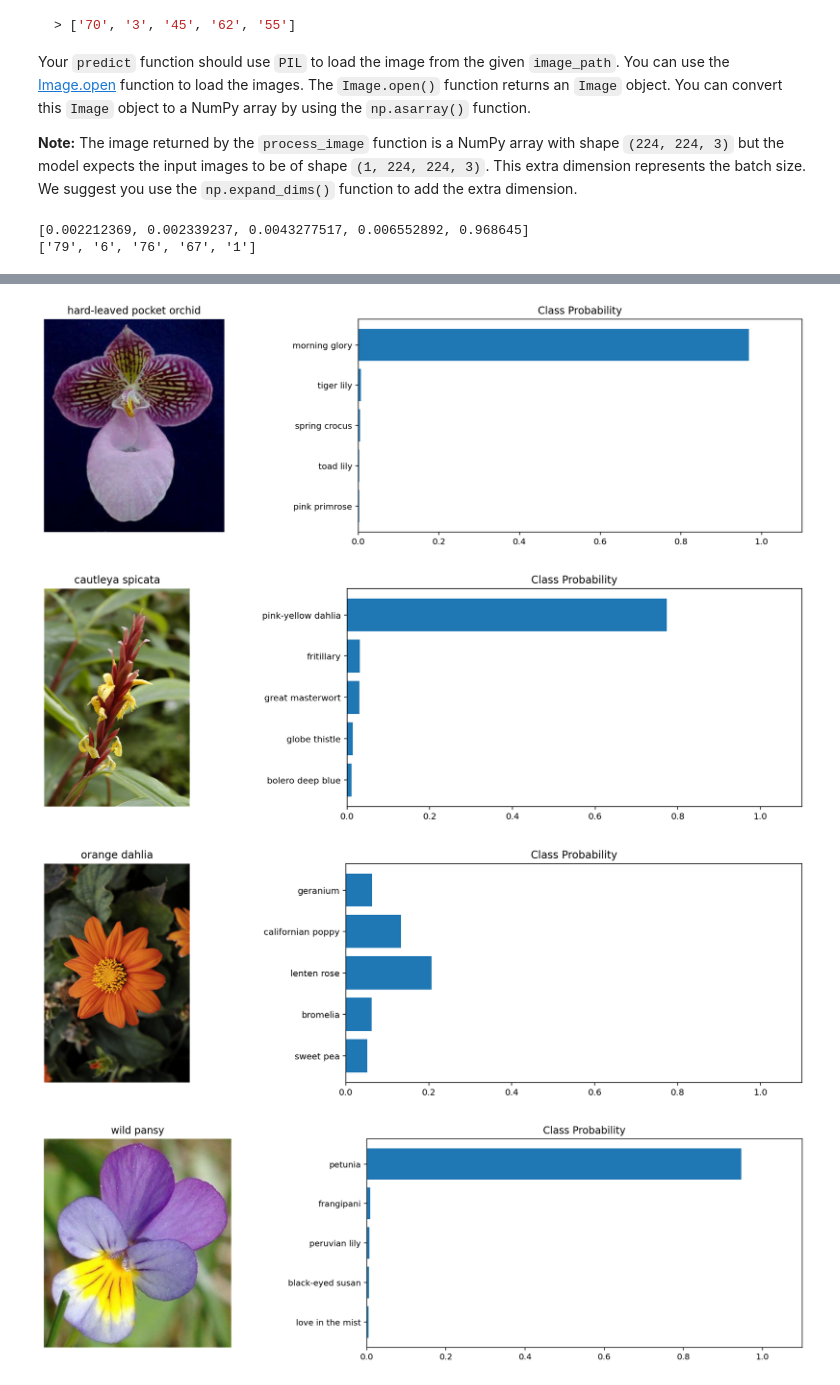
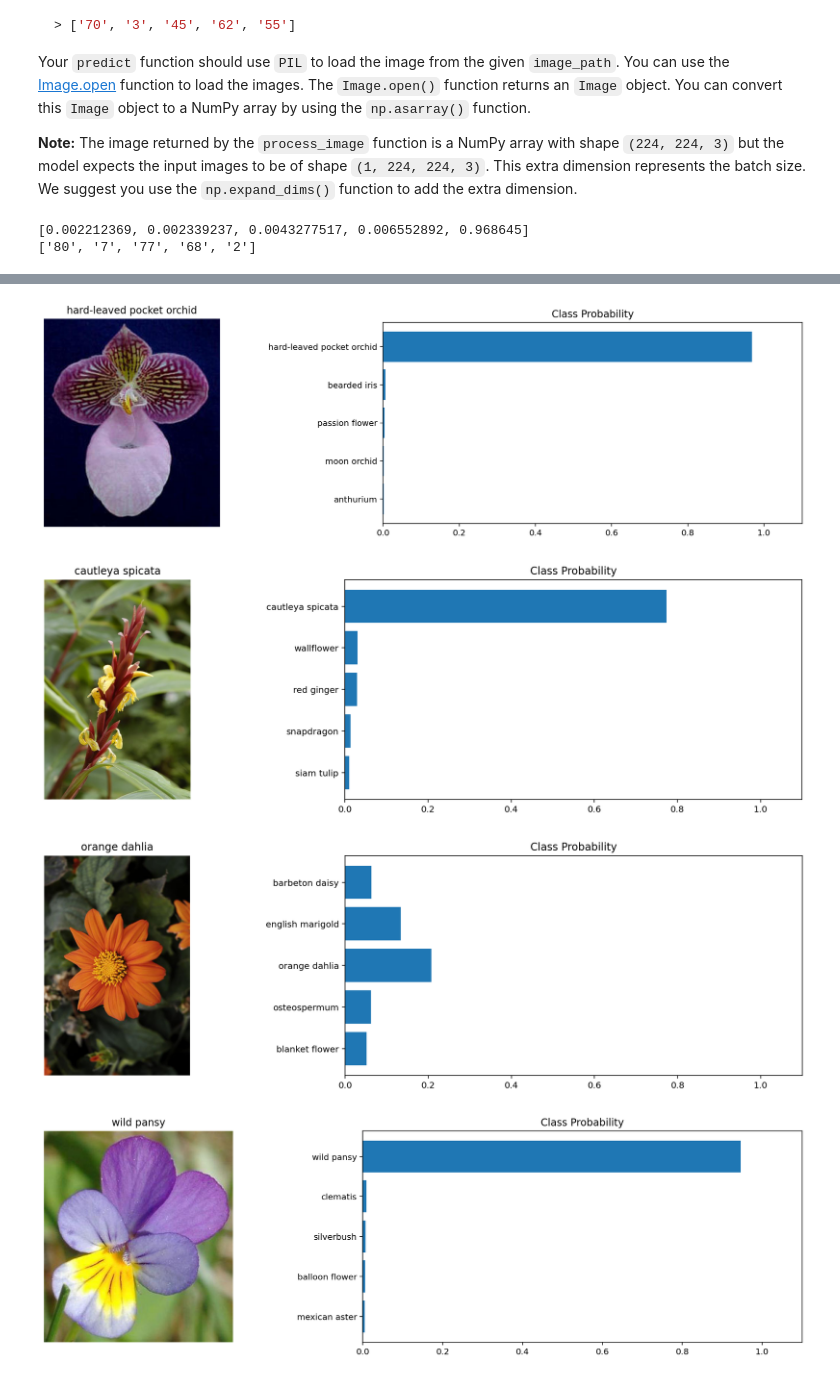
Before and after one commit to davidjentjens/flower_classifier, a Jupyter notebook: Project_Image_Classifier_Project.ipynb, the cells around one changed output, grey strips where cells are left out. Cells and saved outputs as stored; diff of their text form; code cells hidden in the pictures.

```diff
--- a/Project_Image_Classifier_Project.ipynb
+++ b/Project_Image_Classifier_Project.ipynb
@@ -343,7 +343,10 @@ Load the Keras model you saved above.
 # %%
 # TODO: Load the Keras model
 
-loaded_model = tf.keras.models.load_model('./best_model.h5', custom_objects={'KerasLayer':hub.KerasLayer})
+loaded_model = tf.keras.models.load_model('./best_model.h5', custom_objects={'KerasLayer':hub.KerasLayer})b
+# %%
+with open('label_map.json', 'r') as f:
+    class_names = json.load(f)
 # %% [markdown]
 # Inference for Classification
 
@@ -452,7 +455,7 @@ def predict(image_path, loaded_model, top_k):
     class_indices = ind.tolist()
 
     probs = [ps[0][i] for i in class_indices]
-    classes = [str(i) for i in class_indices]
+    classes = [str(i+1) for i in class_indices]
 
     return probs, classes
 
@@ -464,7 +467,7 @@ print(probs)
 print(classes)
 # %% [output]
 [0.002212369, 0.002339237, 0.0043277517, 0.006552892, 0.968645]
-['79', '6', '76', '67', '1']
+['80', '7', '77', '68', '2']
 # %% [markdown]
 # Sanity Check
 
@@ -486,42 +489,38 @@ test_images = [
     {'path': './test_images/hard-leaved_pocket_orchid.jpg',
      'name': 'hard-leaved pocket orchid'},
     {'path': './test_images/cautleya_spicata.jpg',
      'name': 'cautleya spicata'},
     {'path': './test_images/orange_dahlia.jpg',
      'name': 'orange dahlia'},
     {'path': './test_images/wild_pansy.jpg',
      'name': 'wild pansy'}
 ]
 
 
 for test_image in test_images:
     image_raw = Image.open(test_image['path'])
     image = np.asarray(image_raw)
 
     probs, classes = predict(test_image['path'], loaded_model, 5)
 
-    reduced_class_names = {}
-
-    for key_label, value_label in class_names.items():
-        if key_label in classes:
-            reduced_class_names[key_label] = class_names[key_label]
+    top_class_names = [class_names[f'{i}'] for i in classes]
 
     fig, (ax1, ax2) = plt.subplots(figsize=(15,4), ncols=2)
 
     ax1.imshow(image.squeeze(), cmap = plt.cm.binary)
     ax1.set_title(test_image['name'])
     ax1.axis('off')
 
-    ax2.barh(np.arange(len(reduced_class_names)), probs)
+    ax2.barh(np.arange(len(top_class_names)), probs)
     ax2.set_aspect(0.1)
-    ax2.set_yticks(np.arange(len(reduced_class_names)))
-    ax2.set_yticklabels(reduced_class_names.values(), size='medium');
+    ax2.set_yticks(np.arange(len(top_class_names)))
+    ax2.set_yticklabels(top_class_names, size='medium');
     ax2.set_title('Class Probability')
     ax2.set_xlim(0, 1.1)
 
     plt.tight_layout()
 # %% [output]
-[figure, old version]
+[figure, new version]
-[figure, old version]
+[figure, new version]
-[figure, old version]
+[figure, new version]
-[figure, old version]
+[figure, new version]
```
